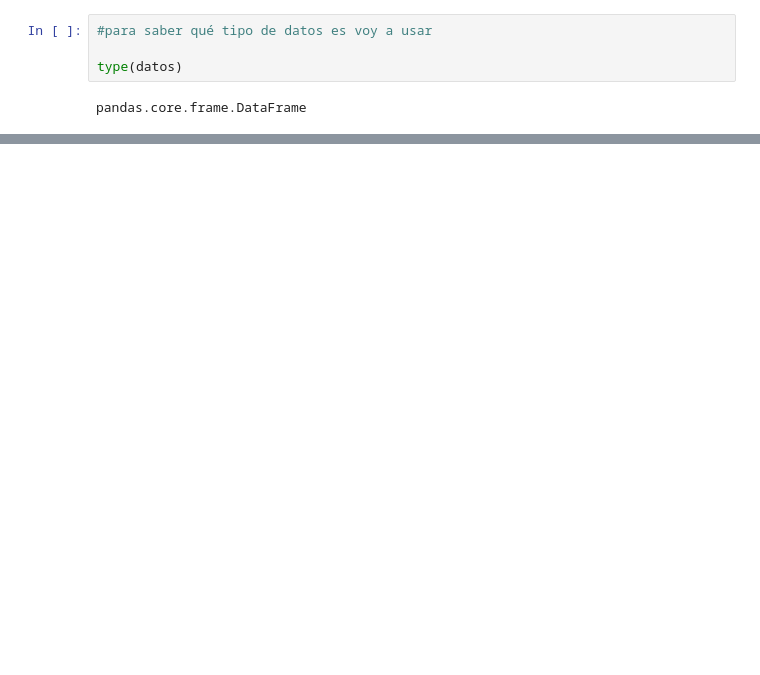
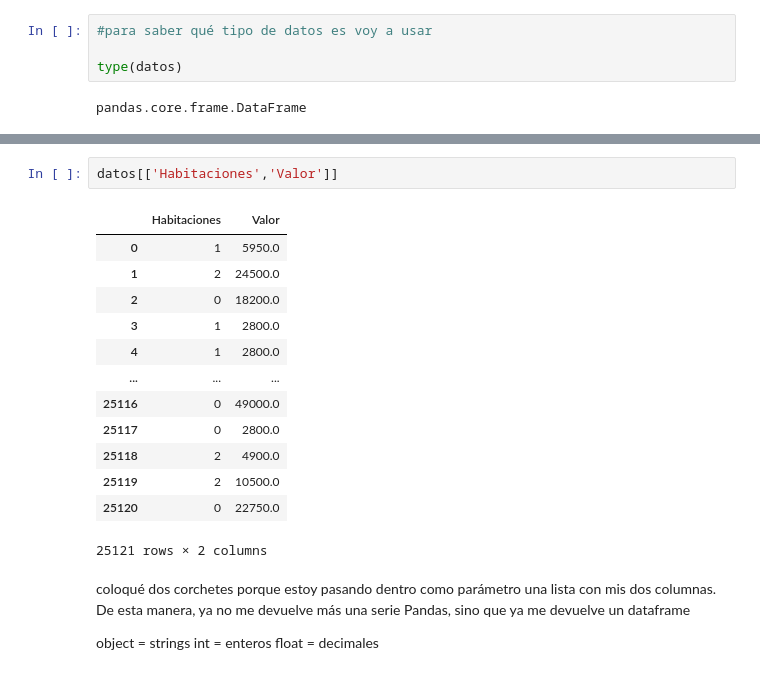
Before and after one commit to CrocusitaG8/AluraG8, a Jupyter notebook: inmuebles_cdmx.ipynb, the cells around one changed output, grey strips where cells are left out. Cells and saved outputs as stored; diff of their text form; blank space fills up the shorter version.

```diff
--- a/inmuebles_cdmx.ipynb
+++ b/inmuebles_cdmx.ipynb
@@ -120,0 +191,22 @@ pandas.core.frame.DataFrame
+# %%
+datos[['Habitaciones','Valor']]
+# %% [output]
+|  | Habitaciones | Valor |
+| 0 | 1 | 5950.0 |
+| 1 | 2 | 24500.0 |
+| 2 | 0 | 18200.0 |
+| 3 | 1 | 2800.0 |
+| 4 | 1 | 2800.0 |
+| ... | ... | ... |
+| 25116 | 0 | 49000.0 |
+| 25117 | 0 | 2800.0 |
+| 25118 | 2 | 4900.0 |
+| 25119 | 2 | 10500.0 |
+| 25120 | 0 | 22750.0 |
+25121 rows × 2 columns
+# %% [markdown]
+coloqué dos corchetes porque estoy pasando dentro como parámetro una lista con mis dos columnas. De esta manera, ya no me devuelve más una serie Pandas, sino que ya me devuelve un dataframe
+
+object = strings
+int = enteros
+float = decimales
```
Also changed, not shown: parts of 8 cells of this notebook.
